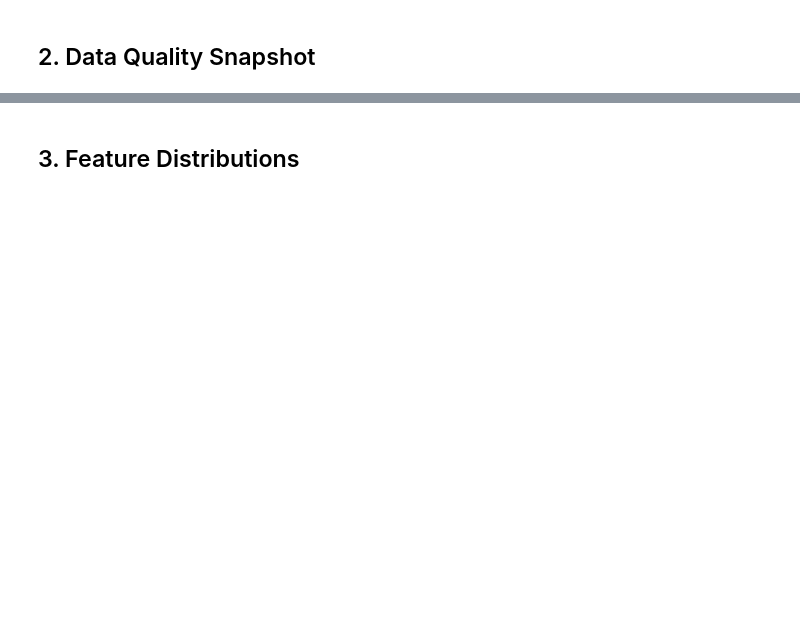
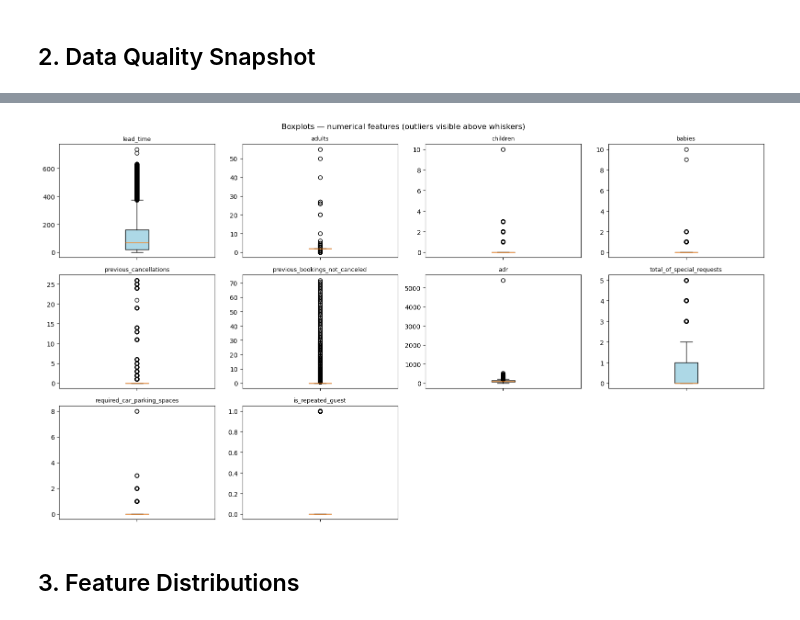
Before and after one commit to nmn0gueira/hotel-booking-ml, a Jupyter notebook: notebooks/01_eda.ipynb, the cells around one changed output, grey strips where cells are left out. Cells and saved outputs as stored; diff of their text form; code cells hidden in the pictures; blank space fills up the shorter version.

```diff
--- a/notebooks/01_eda.ipynb
+++ b/notebooks/01_eda.ipynb
@@ -64,0 +82,25 @@ print(f'Duplicate rows: {num_duplicates}')
+# %%
+num_features = [c for c in NUMERICAL_FEATURES if c in df.columns]
+num_df = df[num_features].copy()
+
+q25  = num_df.quantile(0.25)
+q75  = num_df.quantile(0.75)
+iqr  = q75 - q25
+p99  = num_df.quantile(0.99)
+iqr_upper = q75 + 1.5 * iqr
+n_outliers = (num_df > iqr_upper).sum()
+
+outlier_summary = pd.DataFrame({
+    "mean":      num_df.mean().round(2),
+    "median":    num_df.median().round(2),
+    "p25":       q25.round(2),
+    "p75":       q75.round(2),
+    "IQR":       iqr.round(2),
+    "p99":       p99.round(2),
+    "upper_fence": iqr_upper.round(2),
+    "n_outliers (IQR rule)": n_outliers,
+    "pct_outliers": (n_outliers / len(num_df) * 100).round(2),
+}).sort_values("n_outliers (IQR rule)", ascending=False)
+
+print("Outlier summary (IQR rule: > Q3 + 1.5*IQR):")
+print(outlier_summary.to_string())
@@ -65,3 +120,20 @@ print(f'Duplicate rows: {num_duplicates}')
+# %%
+n_num = len(num_features)
+n_cols_box = 4
+n_rows_box = -(-n_num // n_cols_box)
+fig, axes = plt.subplots(n_rows_box, n_cols_box, figsize=(16, n_rows_box * 3))
+for ax, col in zip(axes.flat, num_features):
+    ax.boxplot(df[col].dropna(), vert=True, patch_artist=True,
+               boxprops=dict(facecolor='lightblue'))
+    ax.set_title(col, fontsize=9)
+    ax.tick_params(axis='x', labelbottom=False)
+for ax in axes.flat[n_num:]:
+    ax.set_visible(False)
+plt.suptitle('Boxplots — numerical features (outliers visible above whiskers)')
+plt.tight_layout()
+plt.show()
+# %% [output]
+[figure, added]
 # %% [markdown]
 ## 3. Feature Distributions
 # %%
```
Also changed, not shown: parts of 24 cells of this notebook, 4 other files.
